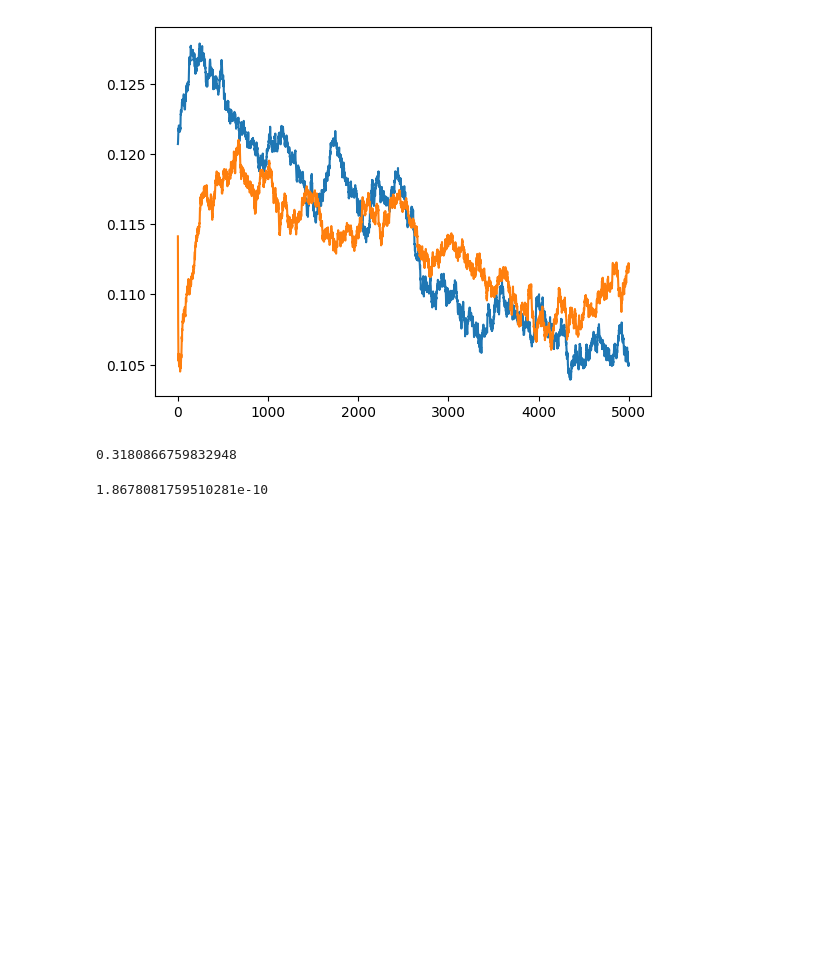
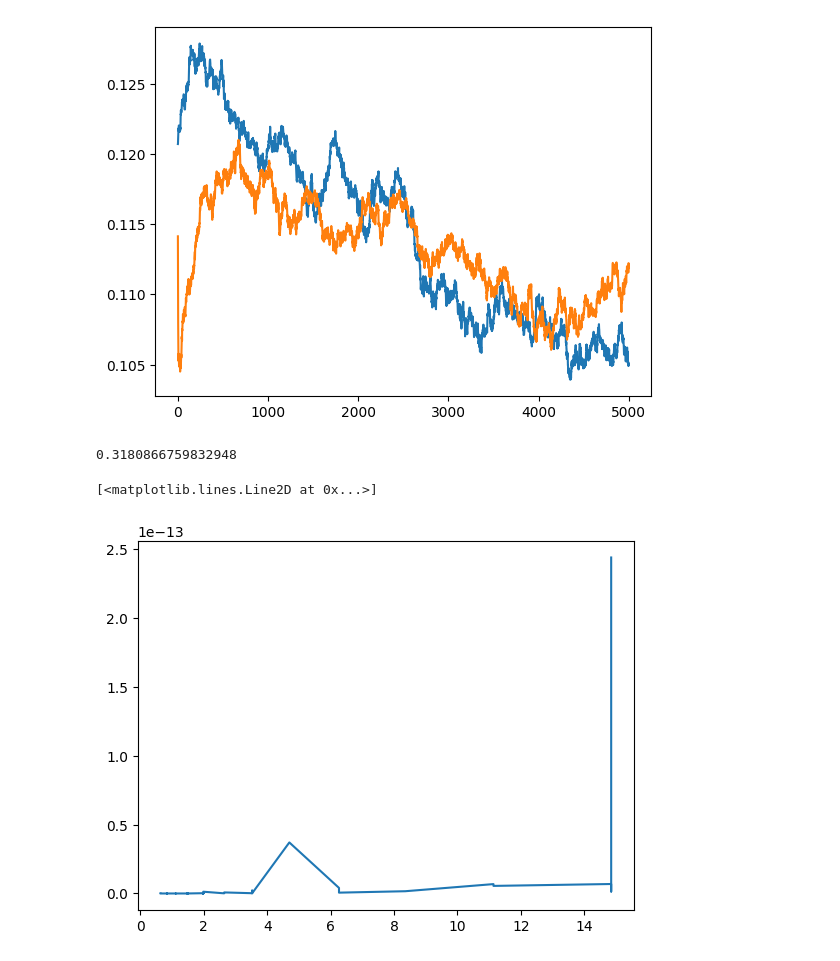
Before and after one commit to patrickpynadath1/automatic_cyclical_sampling, a Jupyter notebook: EBM Sample.ipynb, the cells around one changed output. Drawn from its saved outputs; the diff is of its cells as text; code cells hidden in the pictures; blank space fills up the shorter version.

```diff
--- a/EBM Sample.ipynb
+++ b/EBM Sample.ipynb
@@ -89,7 +89,7 @@ cyc_dmala_energies = pickle.load(open("figs/ebm_sample/cyc_dmala_cycles_250_step
 cyc_dmala_hops = pickle.load(open("figs/ebm_sample/cyc_dmala_cycles_250_stepsize_2.0_initbal_1.0_adapt_burnin/hops.pickle", "rb"))
 cyc_dmala_a_s = pickle.load(open("figs/ebm_sample/cyc_dmala_cycles_250_stepsize_2.0_initbal_1.0_adapt_burnin/a_s.pickle", "rb"))
 # %%
-burnin_res = pickle.load(open("figs/ebm_sample/dmala_alpha_max_budget_10000_adapt_burnin_lr_0.1/burnin_res.pickle", "rb"))
+burnin_res = pickle.load(open("figs/ebm_sample_zeroinit/cyc_dmala_cycles_250_alpha_max_budget_500_lr_0.1_adapt_burnin_lr_0.1/burnin_res.pickle", "rb"))
 # %%
 burnin_res
 # %% [output]
@@ -180,8 +171,10 @@ np.mean(pickle.load(open(f"figs/ebm_sample/dmala_stepsize_{str(step_size)}_{str(
 # %% [output]
 0.3180866759832948
 # %%
-a_s = pickle.load(open("figs/ebm_sample/dmala_use_big/a_s.pickle", "rb"))
+burnin_50 = pickle.load(open("figs/rbm_sample_res/rbm_iter_50/cyc_dmala_cycles_250_alpha_max_budget_1000_lr_0.5/burnin_res.pickle", "rb"))
+burnin_1 = pickle.load(open("figs/rbm_sample_res/rbm_iter_1/cyc_dmala_cycles_250_alpha_max_budget_1000_lr_0.5/burnin_res.pickle", "rb"))
 # %%
-np.mean(a_s)
+plt.plot(burnin_50["step-adapt-hist"]['alpha_max'], burnin_50["step-adapt-hist"]['a_s'])
 # %% [output]
-1.8678081759510281e-10
+[<matplotlib.lines.Line2D at 0x...>]
+[figure, added]
```
Also changed, not shown: parts of 15 cells of this notebook, 7 other files.
